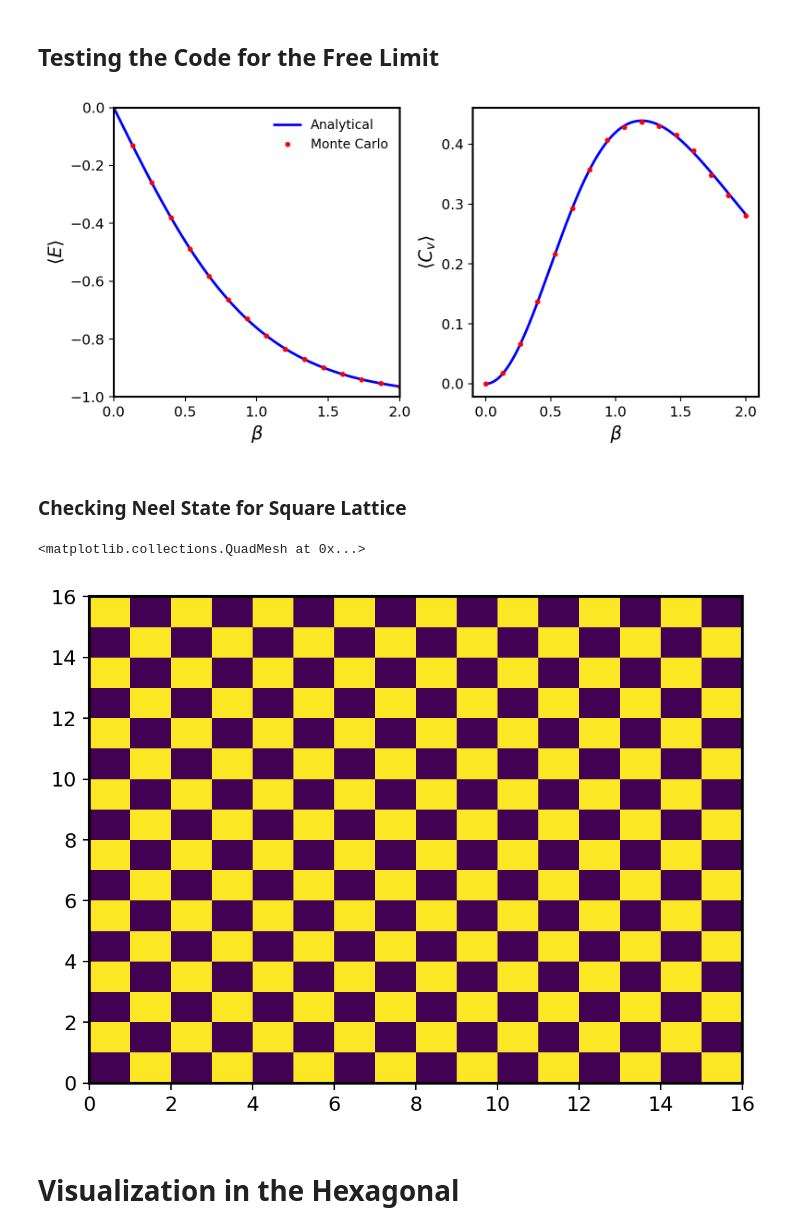
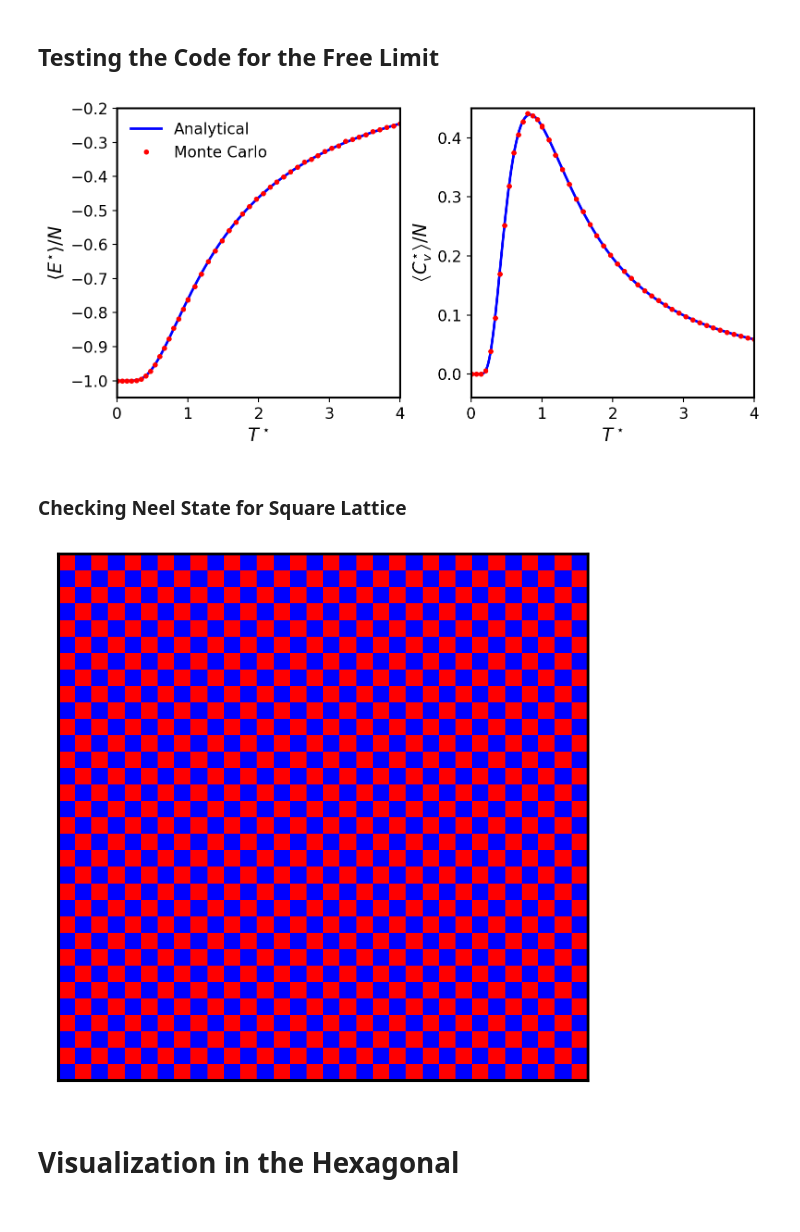
Before and after one commit to aosoares/MC, a Jupyter notebook: monte_carlo.ipynb, the cells around one changed output. Saved outputs shown, nothing was run; the diff lists cells and outputs as text; code cells hidden in the pictures.

```diff
--- a/monte_carlo.ipynb
+++ b/monte_carlo.ipynb
@@ -141,0 +208,14 @@ plt.ylim(-1,0)
+# %%
+steps = 10_000_000
+
+init = spins_generator(16)
+E16,E16_2 = MC3_step(steps,2,init,1,0)
+
+init = spins_generator(32)
+E32,E32_2 = MC3_step(steps,2,init,1,0)
+
+init = spins_generator(64)
+E64,E64_2 = MC3_step(steps,2,init,1,0)
+
+init = spins_generator(128)
+E128,E128_2 = MC3_step(steps,2,init,1,0)
@@ -148,40 +252,48 @@ def mean_energy_zero(beta,B):
 def heat_capacity_zero(beta,B):
     return beta*beta*B*B/(np.cosh(B*beta))**2
 # %%
-betas = np.linspace(0,2,16)
+betas = np.concatenate((np.linspace(0.01,1,16),np.linspace(1,4,32)))
+
 Ener16 = np.zeros(len(betas))
 Heat_Capacity = np.zeros(len(betas))
 steps = 200000
 
 for i,b in enumerate(betas):
+    b = 1/b
     init = spins_generator(1)
     l = len(init)
     E,E2 = MC3_step(steps,b,init,0,1)
     Ener16[i] = np.average(E[:])/(l*l)
-    Heat_Capacity[i] = b*b*(np.average(E2[:])/(l*l) - Ener16[i]*Ener16[i]*(l*l))
+    Heat_Capacity[i] = b*b*(np.average(E[:]*E[:])/(l*l) - Ener16[i]*Ener16[i]*(l*l))
 # %%
-betas2 = np.linspace(0,2,256)
+betas2 = np.linspace(0.01,4,256)
 
 fig,axs = plt.subplots(ncols=2,figsize=(8,4))
 
-axs[0].plot(betas2,mean_energy_zero(betas2,1),"b",label="Analytical")
+axs[0].plot(betas2,mean_energy_zero(1/betas2,1),"b",label="Analytical")
 axs[0].plot(betas,Ener16,"r.",label="Monte Carlo")
 
-axs[1].plot(betas2,heat_capacity_zero(betas2,1),"b",label="Analytical")
+axs[1].plot(betas2,heat_capacity_zero(1/betas2,1),"b",label="Analytical")
 axs[1].plot(betas,Heat_Capacity,"r.",label="Monte Carlo")
 
 
-axs[0].set_xlim(0,2)
-axs[0].set_ylim(-1,0)
-axs[0].set_xlabel(r"$\beta$")
-axs[0].set_ylabel(r"$\langle E \rangle $")
+axs[0].set_xlim(0,4)
+axs[0].set_ylim(-1.05,-0.2)
+axs[0].set_xlabel(r"$T^\star$")
+axs[0].set_ylabel(r"$\left\langle E^{\star} \right\rangle / N $")
 
-axs[1].set_xlabel(r"$\beta$")
-axs[1].set_ylabel(r"$\langle C_v \rangle $")
+
+axs[1].set_xlim(0,4)
+axs[1].set_ylim(-0.04,0.45)
+
+axs[1].set_xlabel(r"$T^\star$")
+axs[1].set_ylabel(r"$\left\langle C^{\star}_v \right\rangle / N $")
 axs[0].legend(frameon=False)
 plt.tight_layout(w_pad=0.5)
+
+plt.savefig("analytical_vs_mc_free_particle.png")
 # %% [output]
-[figure, old version]
+[figure, new version]
 # %% [markdown]
 ### Checking Neel State for Square Lattice
 # %%
@@ -192,9 +304,9 @@ def Hamiltonian_init(grid,J,B):
     for X in range(N):
         for Y in range(N):
             E -= B * grid[X,Y]
-            E+= 0.25*J*init[X,Y] * (init[(X+1)%N,Y] + init[(X-1)%N,Y])
-            E+= 0.25*J*init[X,Y] * (init[X,(Y+1)%N] + init[X,(Y-1)%N])
-            #E+= 0.25*J*init[X,Y] * (init[(X+1)%N,(Y-1)%N] + init[(X-1)%N,(Y+1)%N])
+            E+= 0.25*J*grid[X,Y] * (grid[(X+1)%N,Y] + grid[(X-1)%N,Y])
+            E+= 0.25*J*grid[X,Y] * (grid[X,(Y+1)%N] + grid[X,(Y-1)%N])
+           # E+= 0.25*J*grid[X,Y] * (grid[(X+1)%N,(Y-1)%N] + grid[(X-1)%N,(Y+1)%N])
     return E
 
 @nb.njit
@@ -235,14 +347,19 @@ def MC1_step(Nsteps,beta,init,J=1,B=0):
 
     return E,E2,Mag,init
 # %%
-init = spins_generator(16)
-E,E2,Mag,init = MC1_step(100000,8.0,init,2.0,0.0)
+init = spins_generator(32)
+E,E2,Mag,neell = MC1_step(1000000,4.0,init,1.0,0.0)
+init = spins_generator(32)
+E,E2,Mag,neell2 = MC1_step(800000,0.0,init,1.0,0.0)
 # %%
+plt.figure(figsize=(5,5))
 x,y = create_lattice(10)
-plt.pcolormesh(init)
+plt.pcolormesh(neell,cmap=Mycmap2)
+plt.xticks([])
+plt.yticks([])
+plt.savefig("neel_square_low_temp.png")
 # %% [output]
-<matplotlib.collections.QuadMesh at 0x...>
-[figure, old version]
+[figure, new version]
 # %% [markdown]
 # Visualization in the Hexagonal
 # %%
```
Also changed, not shown: parts of 52 cells of this notebook.
